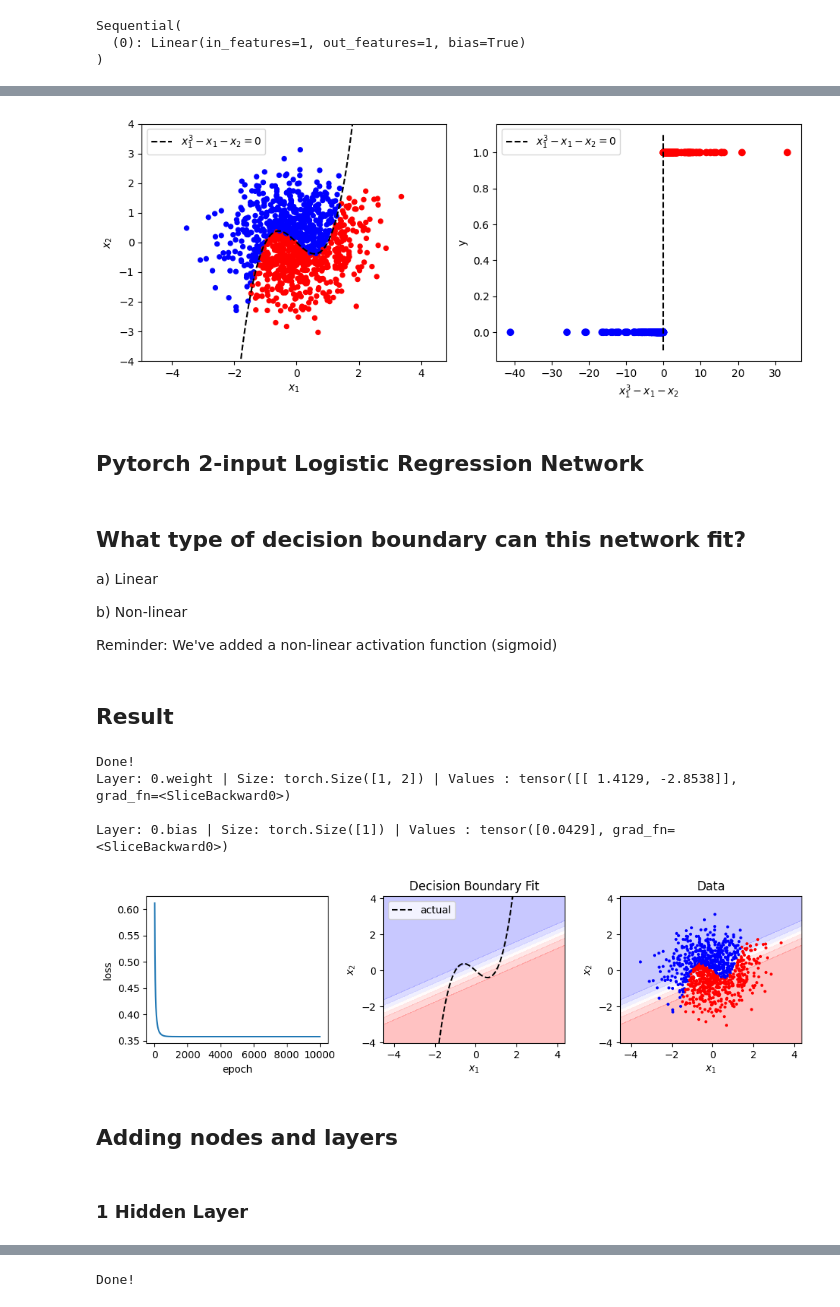
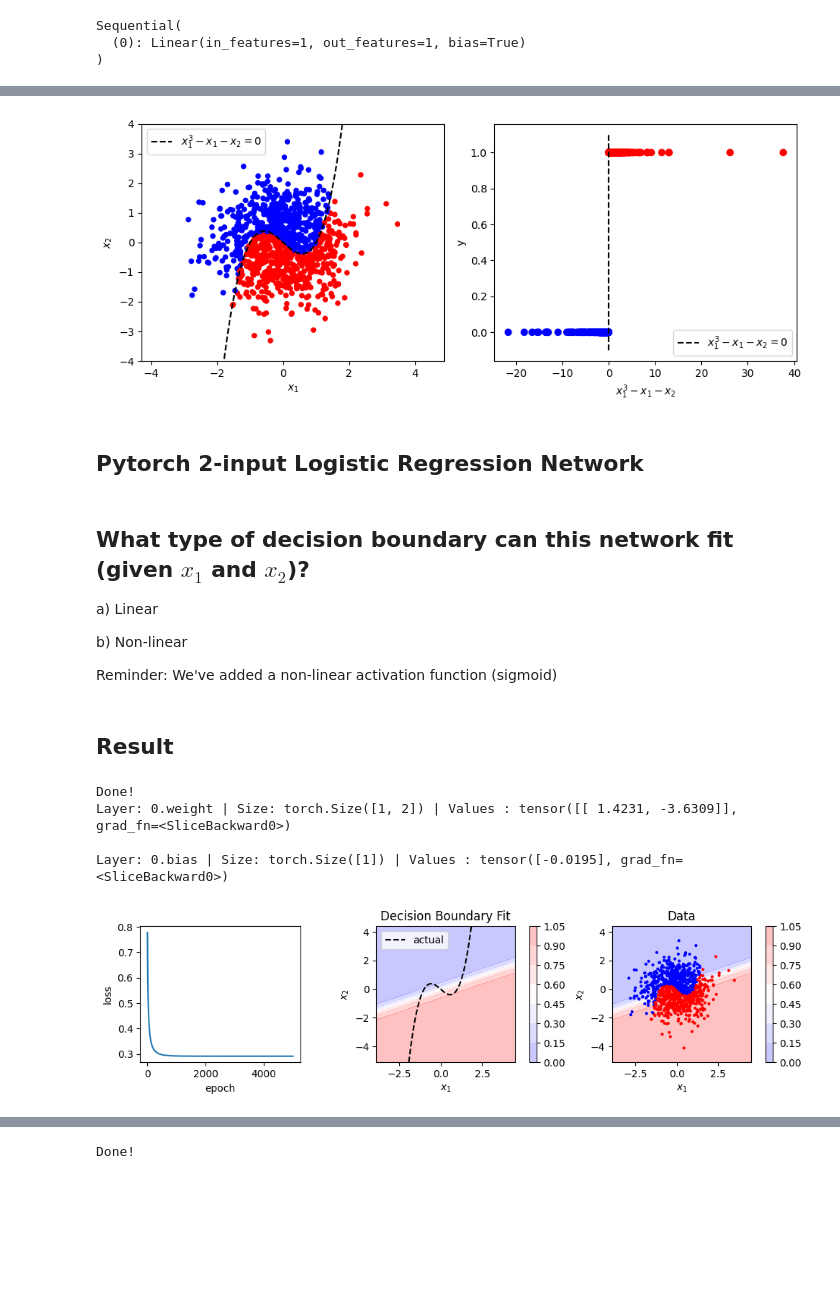
Before and after one commit to jack89roberts/learning-deep-learning, a Jupyter notebook: notebooks/02_logistic_regression.ipynb, the cells around one changed output, grey strips where cells are left out. Drawn from its saved outputs; the diff is of its cells as text; code cells hidden in the pictures; blank space fills up the shorter version.

```diff
--- a/notebooks/02_logistic_regression.ipynb
+++ b/notebooks/02_logistic_regression.ipynb
@@ -29,7 +38,7 @@ xy = np.loadtxt("../data/02_dummy_data.csv")
 x = xy[:, 0]
 y = xy[:, 1]
 
-fig, ax = plt.subplots(1, 2, figsize=(9, 3))
+fig, ax = plt.subplots(1, 2, figsize=(9, 4))
 fit_and_plot(x, y, title="balanced", ax=ax[0])
 fit_and_plot(np.append(x, [4, 5]), np.append(y, [1, 1]), title="+ outliers", ax=ax[1])
 fig.tight_layout()
@@ -138,7 +266,11 @@ fig.tight_layout()
 # %%
-n = 1000
-X = np.random.normal(size=(n, 2))
-y = X[:, 1] < (X[:, 0] ** 3) - X[:, 0]
+def get_cubic_data(n=1000):
+    X = np.random.normal(size=(n, 2))
+    y = X[:, 1] < (X[:, 0] ** 3) - X[:, 0]
+    return X, y
+
+
+X, y = get_cubic_data()
 
 fig, ax = plt.subplots(1, 2, figsize=(9.5, 4))
 
@@ -159,7 +291,7 @@ ax[1].set_ylabel("y")
 
 fig.tight_layout()
 # %% [output]
-[figure, old version]
+[figure, new version]
 # %% [markdown]
 ## Pytorch 2-input Logistic Regression Network
 # %%
@@ -171,7 +303,7 @@ model = nn.Sequential(
 loss_fn = nn.BCEWithLogitsLoss()
 # Reminder: BCEWithLogitsLoss both applies sigmoid to the output and computes the loss
 # %% [markdown]
-## What type of decision boundary can this network fit?
+## What type of decision boundary can this network fit (given $x_1$ and $x_2$)?
 
 a) Linear
 
@@ -198,7 +330,11 @@ def plot_decision_boundary(
     xlim=None,
     ylim=None,
     xlabel="$x_1$",
-    ylabel="$x_2$"
+    ylabel="$x_2$",
+    alpha=0.25,
+    fig=None,
+    vmin=0,
+    vmax=1,
 ):
     """
     Adapted from:
@@ -213,6 +349,11 @@ def plot_decision_boundary(
         ymin, ymax = ylim
     else:
         ymin, ymax = dataset[:, 1].min() - 1, dataset[:, 1].max() + 1
+    if ax is None:
+        fig, ax = plt.subplots()
+    if fig is None:
+        fig = ax.get_figure()
+
     x_span = np.linspace(xmin, xmax, steps)
     y_span = np.linspace(ymin, ymax, steps)
     xx, yy = np.meshgrid(x_span, y_span)
@@ -223,14 +364,14 @@ def plot_decision_boundary(
     )
     labels_predicted = sigmoid(labels_predicted.detach().numpy())
 
-    # Plot decision boundary
-    #labels_predicted = [0 if value <= 0.5 else 1 for value in labels_predicted]
+    # Plot predictions
     z = np.array(labels_predicted).reshape(xx.shape)
+    cf = ax.contourf(xx, yy, z, cmap=cmap, alpha=alpha, vmin=vmin, vmax=vmax)
 
-    if ax is None:
-        fig, ax = plt.subplots()
-
-    ax.contourf(xx, yy, z, cmap=cmap, alpha=0.25, vmin=0, vmax=1)
+    divider = make_axes_locatable(ax)
+    cax = divider.new_horizontal(size="5%", pad=0.2)
+    fig.add_axes(cax)
+    fig.colorbar(cf, cax=cax)
 
     # plot data
     if show_data:
@@ -251,7 +392,7 @@ def plot_decision_boundary(
         ax.legend()
 
 
-def show_result(X, y, model, loss_history, print_weights=True):
+def show_result(X, y, model, loss_history, print_weights=True, suptitle=""):
     if print_weights:
         for name, param in model.named_parameters():
             print(f"Layer: {name} | Size: {param.size()} | Values : {param[:]} \n")
@@ -262,20 +403,17 @@ def show_result(X, y, model, loss_history, print_weights=True):
     ax[0].set_ylabel("loss")
     plot_decision_boundary(X, y, model, ax=ax[1], show_data=False)
     plot_decision_boundary(X, y, model, ax=ax[2], show_data=True, title="Data")
+    fig.suptitle(suptitle)
     fig.tight_layout()
 # %%
 learning_rate = 0.1
 optimizer = torch.optim.SGD(model.parameters(), lr=learning_rate)
-model, loss_history = train(X, y, model, loss_fn, optimizer, 10000)
+model, loss_history = train(X, y, model, loss_fn, optimizer, 5000)
 
 show_result(X, y, model, loss_history)
 # %% [output]
 Done!
-Layer: 0.weight | Size: torch.Size([1, 2]) | Values : tensor([[ 1.4129, -2.8538]], grad_fn=<SliceBackward0>)
+Layer: 0.weight | Size: torch.Size([1, 2]) | Values : tensor([[ 1.4231, -3.6309]], grad_fn=<SliceBackward0>)
 
-Layer: 0.bias | Size: torch.Size([1]) | Values : tensor([0.0429], grad_fn=<SliceBackward0>)
+Layer: 0.bias | Size: torch.Size([1]) | Values : tensor([-0.0195], grad_fn=<SliceBackward0>)
-[figure, old version]
+[figure, new version]
-# %% [markdown]
-## Adding nodes and layers
-# %% [markdown]
-### 1 Hidden Layer
```
Also changed, not shown: parts of 48 cells of this notebook, 4 other files.
